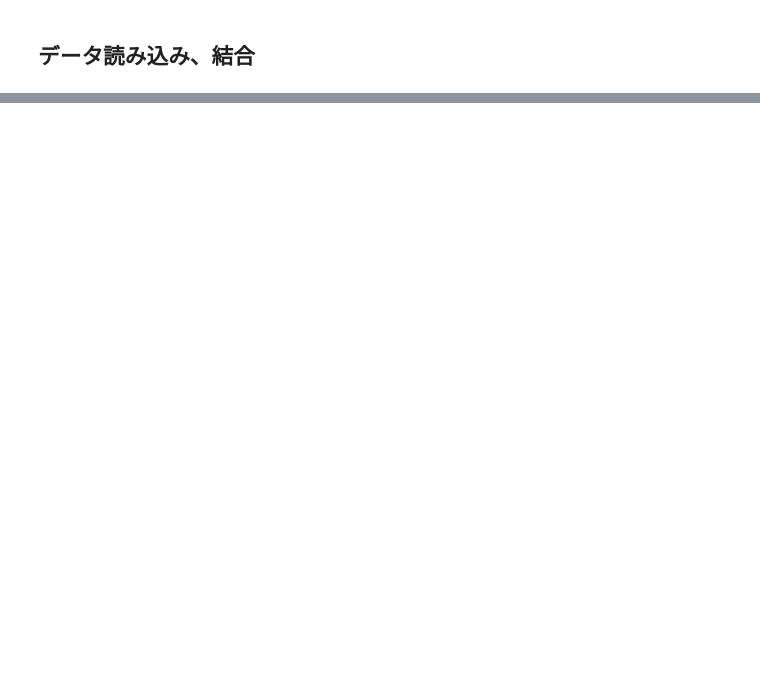
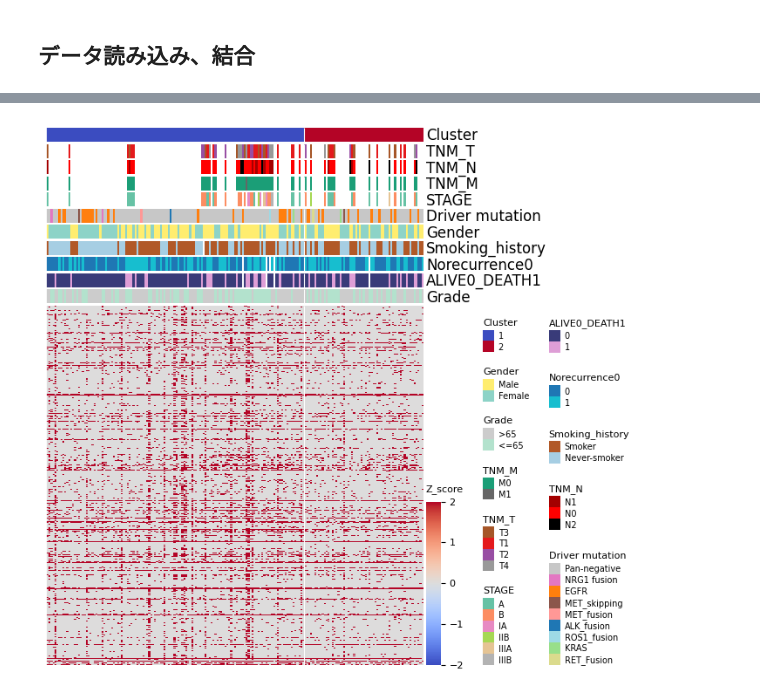
Before and after one commit to kawanago-ml/stlyb_, a Jupyter notebook: Untitled.ipynb, the cells around one changed output, grey strips where cells are left out. Saved outputs shown, nothing was run; the diff lists cells and outputs as text; code cells hidden in the pictures; blank space fills up the shorter version.

```diff
--- a/Untitled.ipynb
+++ b/Untitled.ipynb
@@ -308,7 +169,0 @@ plt.show()
-# %%
-for cmap, col in zip(cmap_list, sub_plot):
-    n = np.unique(merged.loc[:,col]).shape[0]
-    sns.palplot(sns.color_palette(cmap, n), 1)
-    plt.xticks([])
-    plt.title(f"{col}: {cmap}")
-    plt.show()
@@ -384,0 +170,3 @@ plt.show()
+# %%
+#右側にプロットしたいカラムを事前に設定する(文字数が長いやつ)
+right_side_col = ["Driver mutation", "Smoking_history", "Norecurrence0", "ALIVE0_DEATH1"]   #user_setting
@@ -384,0 +222,9 @@ plt.show()
+# %%
+#add_plotの描画時に使用する変数を作成する
+#カラムのユニーク数が左右列で同じになるように大きい順に割り振り
+#差が出た場合はダミーの空間を追加して調整する
+add_plot, left_ratio, right_ratio = add_plot_adjuster(merged, sub_plot)
+
+#見やすいようにgridの行数を変数として置く
+row_left = len(left_ratio)
+row_right = len(right_ratio)
@@ -384,0 +312,76 @@ plt.show()
+# %%
+figure = plt.figure(figsize=figsize)
+
+#--------------------------------gridspecの作成--------------------------------
+#master_grid
+gs_master = GridSpec(nrows=len(sub_plot)+1, ncols=2, height_ratios=master_h_ratio, width_ratios=master_w_ratio, hspace=master_hspace, wspace=master_wspace)
+
+#cbar_grid
+gs_cbar = GridSpecFromSubplotSpec(2, 2, subplot_spec=gs_master[-1,1], width_ratios=cbar_w_ratio, height_ratios=cbar_h_ratio, wspace=cbar_wspace)
+
+#add_grid
+gs_add = GridSpecFromSubplotSpec(2, 2, subplot_spec=gs_cbar[:,1], height_ratios=add_h_ratio, width_ratios=add_w_ratio, wspace=add_wspace)
+gs_left = GridSpecFromSubplotSpec(row_left, 1, subplot_spec=gs_add[1,0], hspace=add_hspace, height_ratios=left_ratio)
+gs_right = GridSpecFromSubplotSpec(row_right, 1, subplot_spec=gs_add[1,1], hspace=add_hspace, height_ratios=right_ratio)
+
+#--------------------------------サブプロットのheatmap--------------------------------
+for i, c in enumerate(sub_plot):
+
+    #heatmapの描画領域
+    ax_s = figure.add_subplot(gs_master[i,0])
+    #クラスタの分割点でラインを引く
+    plt.vlines(x=line_x, ymin=0, ymax=line_max, colors=vlines_color, linewidth=vlines_width)
+
+    #heatmapの描画
+    mask = sub_mask[c] #欠損データフレームのマスク
+    data = merged[c].values.reshape(-1,1)
+    sns.heatmap(data=data.T, ax=ax_s, cbar=False, cmap=cmap_dic[c], mask=mask.T)
+    ax_s.axis("off")
+
+    #サブプロット横のテキスト
+    ax_t = figure.add_subplot(gs_master[i,1])
+    ax_t.text(x=sub_text_x, y=sub_text_y, s=c, size=sub_text_font_size)
+    ax_t.axis("off")
+
+
+#--------------------------------メインプロットのheatmap--------------------------------
+#heatmapの描画領域
+ax_m = figure.add_subplot(gs_master[-1,0])
+#クラスタの分割点でラインを引く
+plt.vlines(x=line_x, ymin=0, ymax=line_max, colors=vlines_color, linewidth=vlines_width)
+
+#カラーバーの設定
+ax_c = figure.add_subplot(gs_cbar[1,0])
+ax_c.tick_params(labelsize=cbar_tick_font_size, right=False)
+ax_c.set_title(cbar_title, loc="left", size=cbar_title_font_size, y=1.0, pad=cbar_title_pad)
+
+#heatmapの描画
+data = merged.loc[:, main_plot]
+sns.heatmap(data=data.T, ax=ax_m, cbar_ax=ax_c, cmap=cmap_dic["main"], cbar_kws=cbar_kws, vmin=cbar_vmin, vmax=cbar_vmax, center=cbar_center)
+ax_m.axis("off")
+
+
+#--------------------------------"add_plot"のheatmap--------------------------------
+#見やすいように順番を入れ替えてるので別for文で描画
+for i, c in enumerate(add_plot):
+
+    #各列内の対応する描画領域
+    if i+1 <= row_left: ax_a = figure.add_subplot(gs_left[i])
+    else: ax_a = figure.add_subplot(gs_right[i-row_left])
+
+    #描画するユニークデータ
+    uni = merged[c].unique()
+    #label_encodeされていたカラムはinverse
+    if c in le_dic.keys(): yticks = le_dic[c].inverse_transform(uni)
+    else: yticks = [u for u in uni]
+    #heatmapの描画
+    sns.heatmap(uni.reshape(-1,1), cbar=False, ax=ax_a, square=True, cmap=cmap_dic[c], xticklabels=False, yticklabels=yticks)
+    ax_a.set_title(c, size=add_title_font_size, loc='left', y=1.0, pad=add_title_pad)
+    ax_a.yaxis.tick_right()
+    ax_a.tick_params(axis='y', labelrotation=add_tick_rotate, labelsize=add_tick_font_size, right=False, pad=add_tick_pad)
+
+
+plt.savefig(figname, pad_inches=0, dpi=dpi)
+plt.show()
+# %% [output]
+[figure, added]
```
Also changed, not shown: parts of 52 cells of this notebook, 2 other files.
